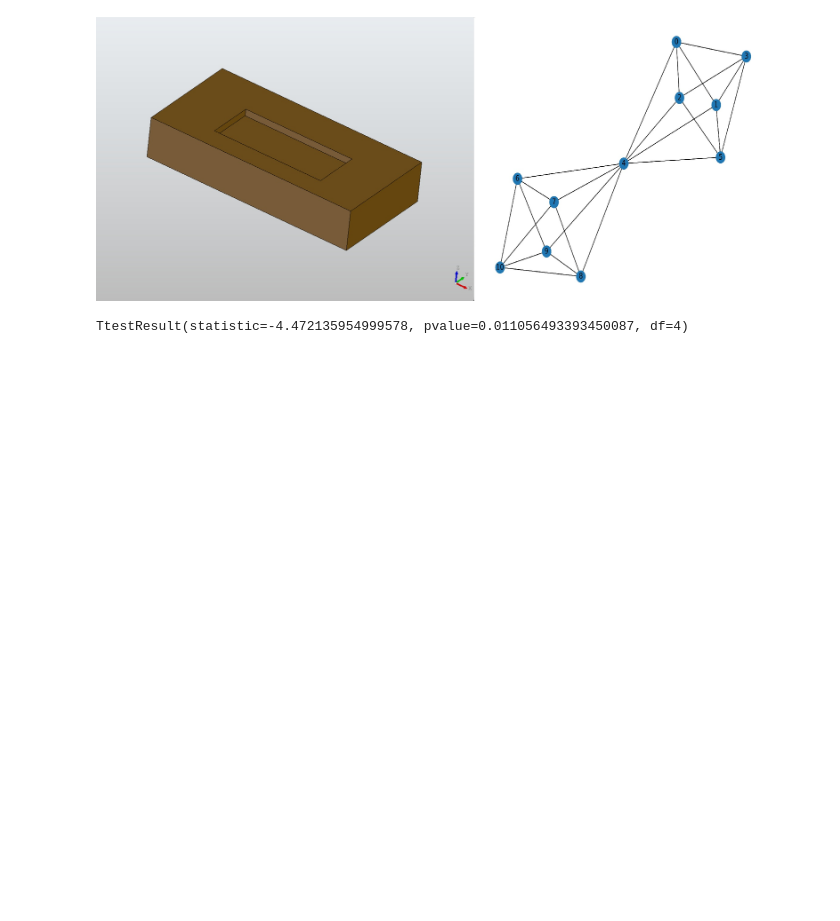
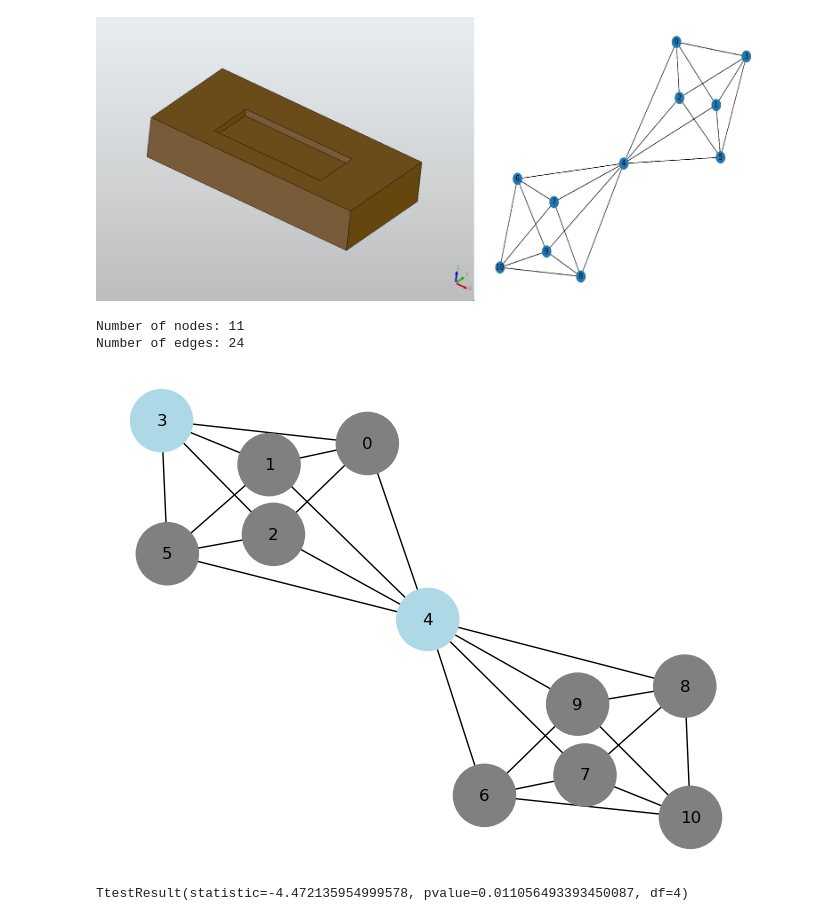
Before and after one commit to ml-phan/manufacturing-tech-gnn, a Jupyter notebook: main.ipynb, the cells around one changed output. Drawn from its saved outputs; the diff is of its cells as text; code cells hidden in the pictures; blank space fills up the shorter version.

```diff
--- a/main.ipynb
+++ b/main.ipynb
@@ -408,9 +409,25 @@ display(Image(r"E:\graph_conversion.jpg"))
 # %% [output]
 [figure]
 # %%
-G = nx.read_graphml(r"E:\step_files_test\square_pocket.step")
+G = nx.read_graphml(r"E:\gnn_data\graphml_files_v2\square_pocket.graphml")
 print("Number of nodes:", G.number_of_nodes())
 print("Number of edges:", G.number_of_edges())
+# %% [output]
+Number of nodes: 11
+Number of edges: 24
+# %%
+for index, node in enumerate(G.nodes()):
+    if index == 4 or index ==3:
+        G.nodes[node]['color'] = 'lightblue'
+    else:
+        G.nodes[node]['color'] = 'gray'
+# %%
+node_colors = [data['color'] for node, data in G.nodes(data=True)]
+# %%
+nx.draw(G, node_size=2000, node_color=node_colors, with_labels=True)
+plt.savefig("E:\square_pocket.png", dpi=160)
+# %% [output]
+[figure, added]
 # %%
 df_na = df.dropna()
 # %%
```
Also changed, not shown: parts of 1 cell of this notebook, 27 other files.
